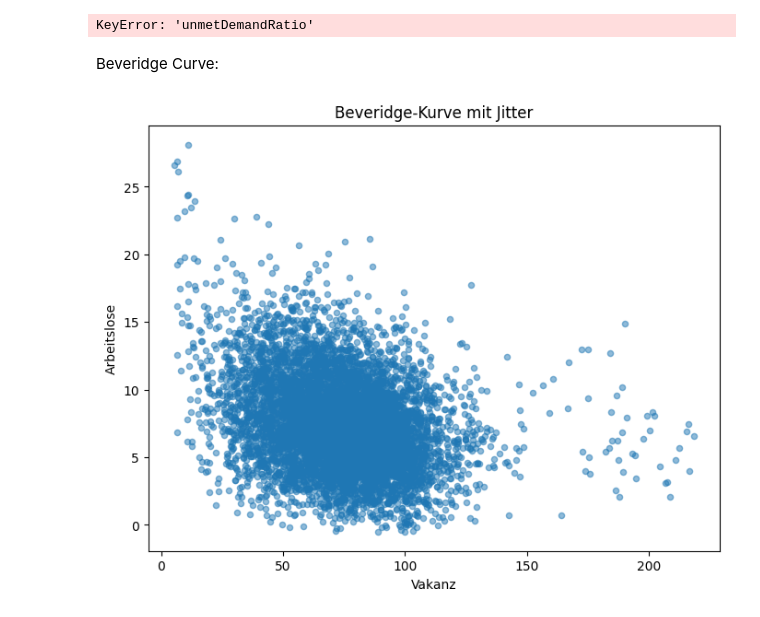
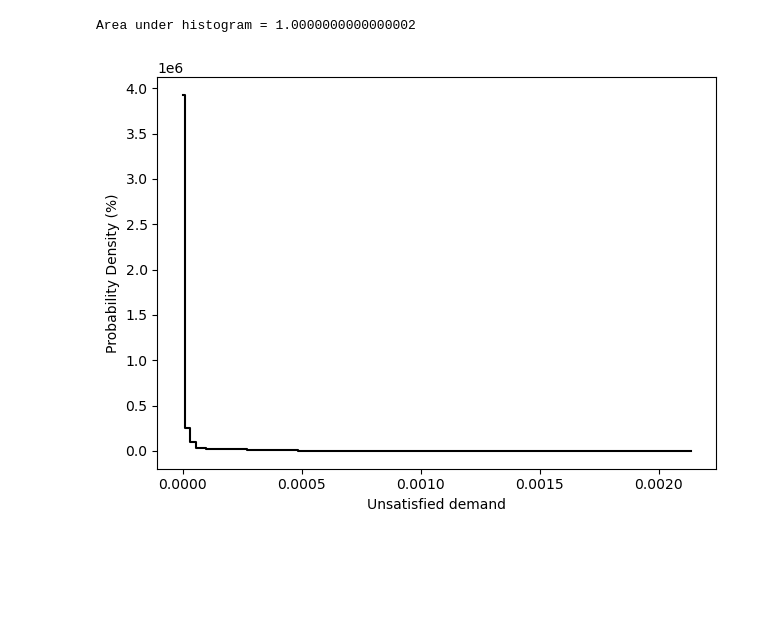
Before and after one commit to StefanDob/is-lm-agent-based, a Jupyter notebook: output/python analysis.ipynb, the cells around one changed output. Drawn from its saved outputs; the diff is of its cells as text; code cells hidden in the pictures; blank space fills up the shorter version.

```diff
--- a/output/python analysis.ipynb
+++ b/output/python analysis.ipynb
@@ -1,63 +1,29 @@
 # %%
 import pandas as pd
 import matplotlib.pyplot as plt
+import numpy as np
 
-# Load CSV
 df = pd.read_csv("islm_daily_output.csv")
-
-# Exclude first 6000 values
 df = df.iloc[6000:]
 
-# Convert to percent if needed
-data = df['unmetDemandRatio'] * 100  # Remove *100 if already in percent
+data = df['unmetDemandRatio']
 
-# Plot PDF as histogram
-plt.figure(figsize=(8, 4))
-plt.hist(data, bins=100, density=True, histtype='step', color='black')
+# Use density=True to get PDF
+counts, bins, _ = plt.hist(data, bins=100, density=True, histtype='step', color='black')
 
-plt.xlabel("Unsatisfied demand (in %)")
-plt.ylabel("Probability Density Function")
+# Convert PDF to percentage for y-axis
+counts_percent = counts * 100
+bin_width = bins[1] - bins[0]
+
+print("Area under histogram =", np.sum(counts * bin_width))
+
+# Plot with percentages
+plt.clf()  # Clear previous plot
+plt.step(bins[:-1], counts_percent, where='mid', color='black')
+plt.xlabel("Unsatisfied demand")
+plt.ylabel("Probability Density (%)")
 plt.tight_layout()
 plt.show()
 # %% [output]
-KeyError: 'unmetDemandRatio'
+Area under histogram = 1.0000000000000002
+[figure, added]
-# %% [markdown]
-Beveridge Curve:
-# %%
-import pandas as pd
-import numpy as np
-import matplotlib.pyplot as plt
-import seaborn as sns
-
-# Excel-Datei einlesen (Tabellenblatt "Monthly Data")
-df = pd.read_excel("islm_output.xlsx", sheet_name="Monthly Data")
-
-# Angenommen deine Spalten heißen 'vacancies' und 'unemployed'
-vac = df["Offene Stellen"]
-unemp = df["Arbeitslose"]
-
-# Reproduzierbare Zufallszahlen (damit das Jitter nicht jedes Mal anders aussieht)
-np.random.seed(42)
-
-# Jitter hinzufügen: Uniform zwischen -0.5 und 0.5
-vac_jitter = vac + np.random.uniform(-0.5, 0.5, size=len(vac))
-unemp_jitter = unemp + np.random.uniform(-0.5, 0.5, size=len(unemp))
-
-# Scatterplot mit Jitter
-plt.figure(figsize=(8,6))
-plt.scatter(vac_jitter, unemp_jitter, alpha=0.5, s=20)
-plt.xlabel("Vakanz")
-plt.ylabel("Arbeitslose")
-plt.title("Beveridge-Kurve mit Jitter")
-plt.show()
-
-
-# Optional: Scatterplot mit Trendlinie (Lowess-Smoother)
-sns.regplot(x=vac_jitter, y=unemp_jitter, lowess=True,
-           scatter_kws={'alpha':0.3, 's':20}, line_kws={'color':'red'})
-plt.xlabel("Vakanz")
-plt.ylabel("Arbeitslose")
-plt.title("Beveridge-Kurve mit Jitter + Trendlinie")
-plt.show()
-# %% [output]
-[figure, removed]
```
Also changed, not shown: parts of 1 cell of this notebook, 10 other files.
